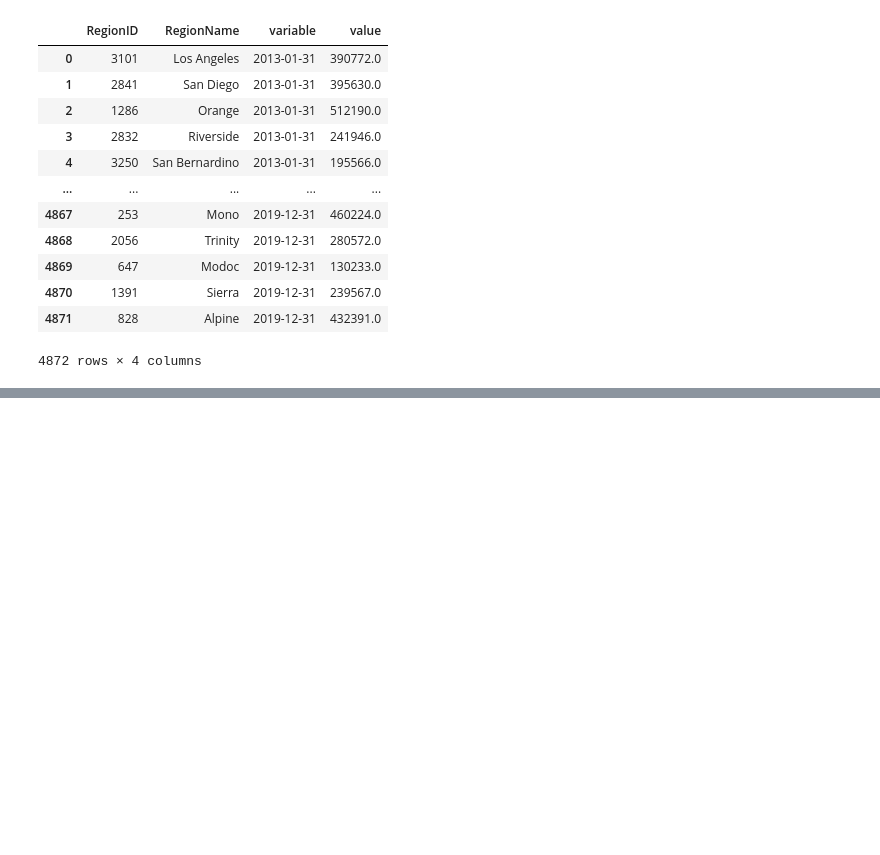
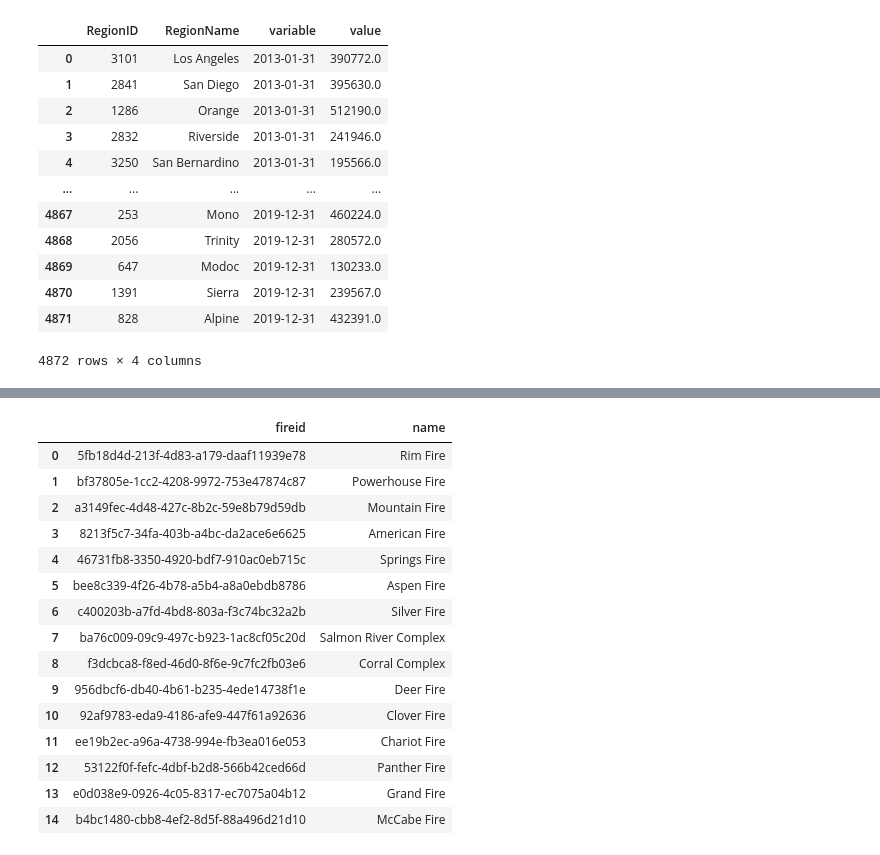
Before and after one commit to timegnome/ETL-Project, a Jupyter notebook: Wildfire-ETL.ipynb, the cells around one changed output, grey strips where cells are left out. Saved outputs shown, nothing was run; the diff lists cells and outputs as text; code cells hidden in the pictures; blank space fills up the shorter version.

```diff
--- a/Wildfire-ETL.ipynb
+++ b/Wildfire-ETL.ipynb
@@ -174,3 +227,22 @@ countyFires
+# %%
+Fire.head(15)
+# %% [output]
+|  | fireid | name |
+| 0 | 5fb18d4d-213f-4d83-a179-daaf11939e78 | Rim Fire |
+| 1 | bf37805e-1cc2-4208-9972-753e47874c87 | Powerhouse Fire |
+| 2 | a3149fec-4d48-427c-8b2c-59e8b79d59db | Mountain Fire |
+| 3 | 8213f5c7-34fa-403b-a4bc-da2ace6e6625 | American Fire |
+| 4 | 46731fb8-3350-4920-bdf7-910ac0eb715c | Springs Fire |
+| 5 | bee8c339-4f26-4b78-a5b4-a8a0ebdb8786 | Aspen Fire |
+| 6 | c400203b-a7fd-4bd8-803a-f3c74bc32a2b | Silver Fire |
+| 7 | ba76c009-09c9-497c-b923-1ac8cf05c20d | Salmon River Complex |
+| 8 | f3dcbca8-f8ed-46d0-8f6e-9c7fc2fb03e6 | Corral Complex |
+| 9 | 956dbcf6-db40-4b61-b235-4ede14738f1e | Deer Fire |
+| 10 | 92af9783-eda9-4186-afe9-447f61a92636 | Clover Fire |
+| 11 | ee19b2ec-a96a-4738-994e-fb3ea016e053 | Chariot Fire |
+| 12 | 53122f0f-fefc-4dbf-b2d8-566b42ced66d | Panther Fire |
+| 13 | e0d038e9-0926-4c05-8317-ec7075a04b12 | Grand Fire |
+| 14 | b4bc1480-cbb8-4ef2-8d5f-88a496d21d10 | McCabe Fire |
 # %%
 # Summary of crews
 # Summary by year
```
Also changed, not shown: parts of 15 cells of this notebook, 1 other file.
